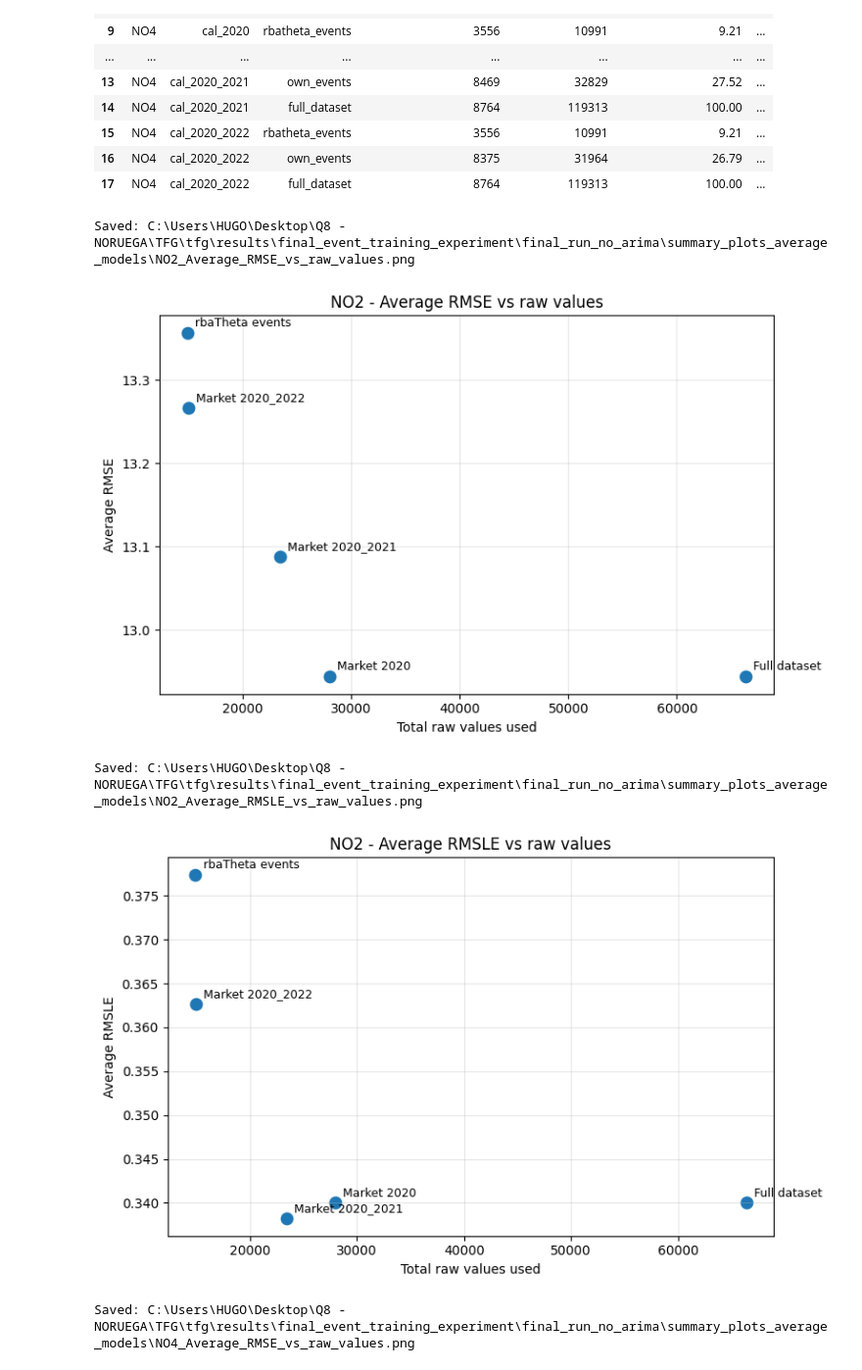
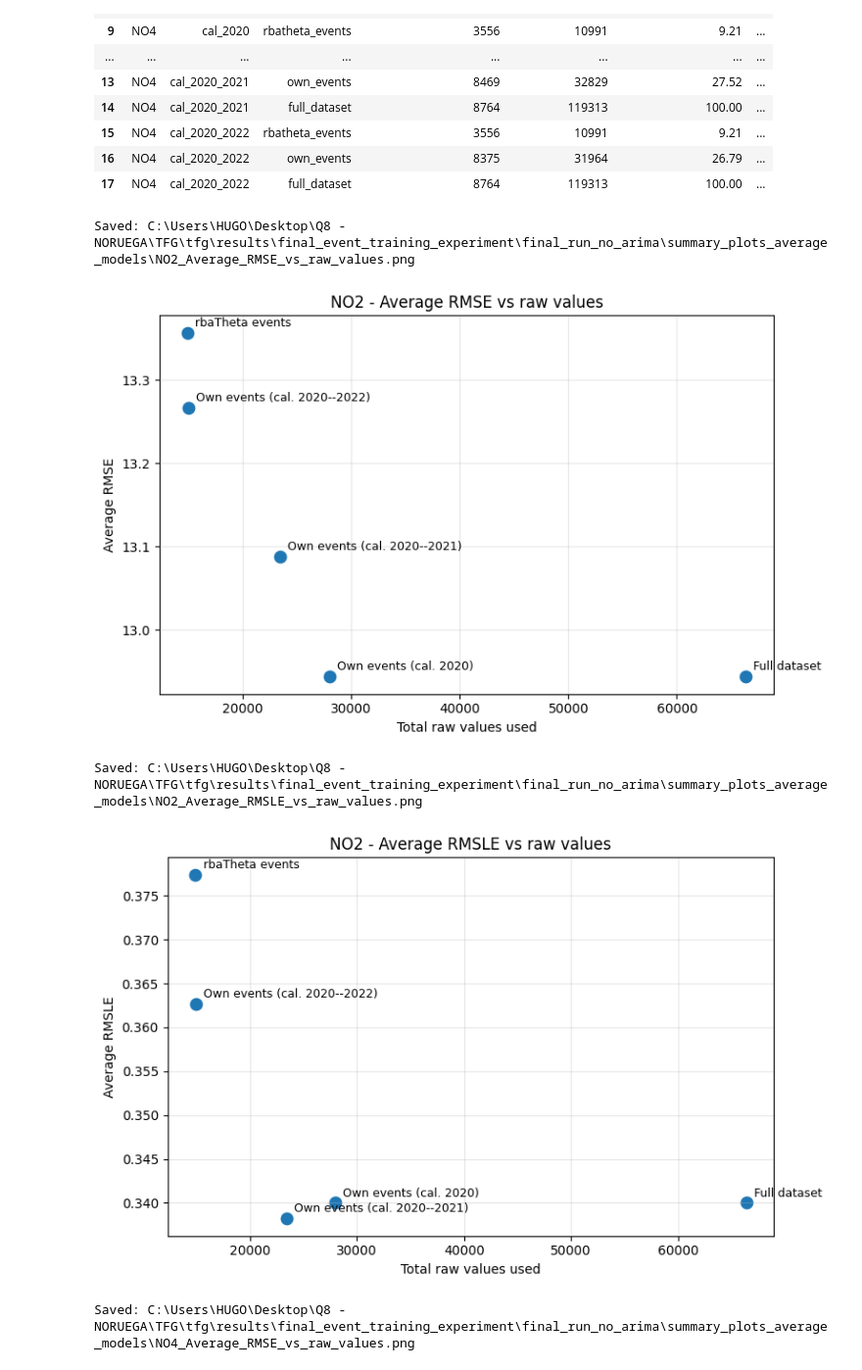
Before and after one commit to huugoox/tfg, a Jupyter notebook: notebooks/Analysis/FinalExperiment.ipynb, the cells around one changed output. Shown at 98% size. Cells and saved outputs as stored; diff of their text form; code cells hidden in the pictures.

Commit message:
Update on labels

```diff
--- a/notebooks/Analysis/FinalExperiment.ipynb
+++ b/notebooks/Analysis/FinalExperiment.ipynb
@@ -3998,14 +3998,18 @@ own = plot_df[plot_df["Dataset"] == "own_events"]
 
 plot_df = pd.concat([fixed, own], ignore_index=True)
 
-# Labels for the points
 def make_label(row):
     if row["Dataset"] == "full_dataset":
         return "Full dataset"
     if row["Dataset"] == "rbatheta_events":
         return "rbaTheta events"
     if row["Dataset"] == "own_events":
-        return row["Calibration"].replace("cal_", "Market ")
+        if row["Calibration"] == "cal_2020":
+            return "Own events (cal. 2020)"
+        if row["Calibration"] == "cal_2020_2021":
+            return "Own events (cal. 2020--2021)"
+        if row["Calibration"] == "cal_2020_2022":
+            return "Own events (cal. 2020--2022)"
     return row["Dataset"]
 
 plot_df["label"] = plot_df.apply(make_label, axis=1)
@@ -4031,34 +4035,34 @@ def plot_metric_vs_raw_values(zone, metric):
             row["label"],
             (row["total_raw_values"], row[metric]),
             textcoords="offset points",
             xytext=(6, 5),
             ha="left",
             fontsize=9
         )
 
     plt.title(f"{zone} - {metric} vs raw values")
     plt.xlabel("Total raw values used")
     plt.ylabel(metric)
     plt.grid(True, alpha=0.3)
     plt.tight_layout()
 
     filename = f"{zone}_{metric.replace(' ', '_')}_vs_raw_values.png"
     output_path = plots_dir / filename
     plt.savefig(output_path, dpi=300, bbox_inches="tight")
     print("Saved:", output_path)
 
     plt.show()
 
 # ------------------------------------------------------------
 # Generate plots
 # ------------------------------------------------------------
 
 for zone in ["NO2", "NO4"]:
     plot_metric_vs_raw_values(zone, "Average RMSE")
     plot_metric_vs_raw_values(zone, "Average RMSLE")
 # %% [output]
 Saved: C:\Users\HUGO\Desktop\Q8 - NORUEGA\TFG\tfg\results\final_event_training_experiment\final_run_no_arima\summary_plots_average_models\NO2_Average_RMSE_vs_raw_values.png
-[figure, old version]
+[figure, new version]
 Saved: C:\Users\HUGO\Desktop\Q8 - NORUEGA\TFG\tfg\results\final_event_training_experiment\final_run_no_arima\summary_plots_average_models\NO2_Average_RMSLE_vs_raw_values.png
-[figure, old version]
+[figure, new version]
 Saved: C:\Users\HUGO\Desktop\Q8 - NORUEGA\TFG\tfg\results\final_event_training_experiment\final_run_no_arima\summary_plots_average_models\NO4_Average_RMSE_vs_raw_values.png
```
Also changed, not shown: parts of 1 cell of this notebook.
